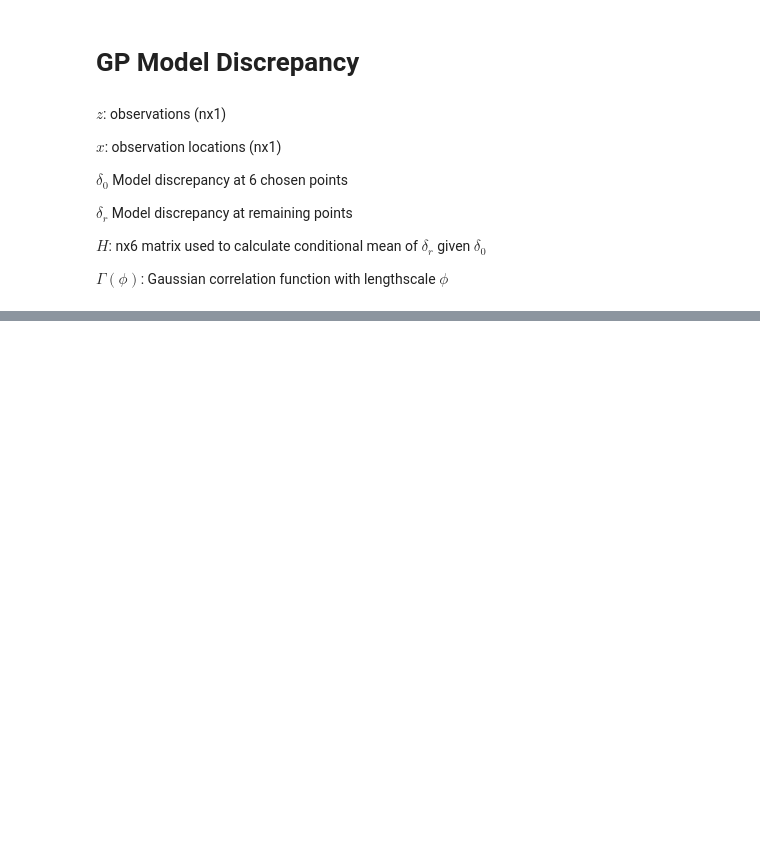
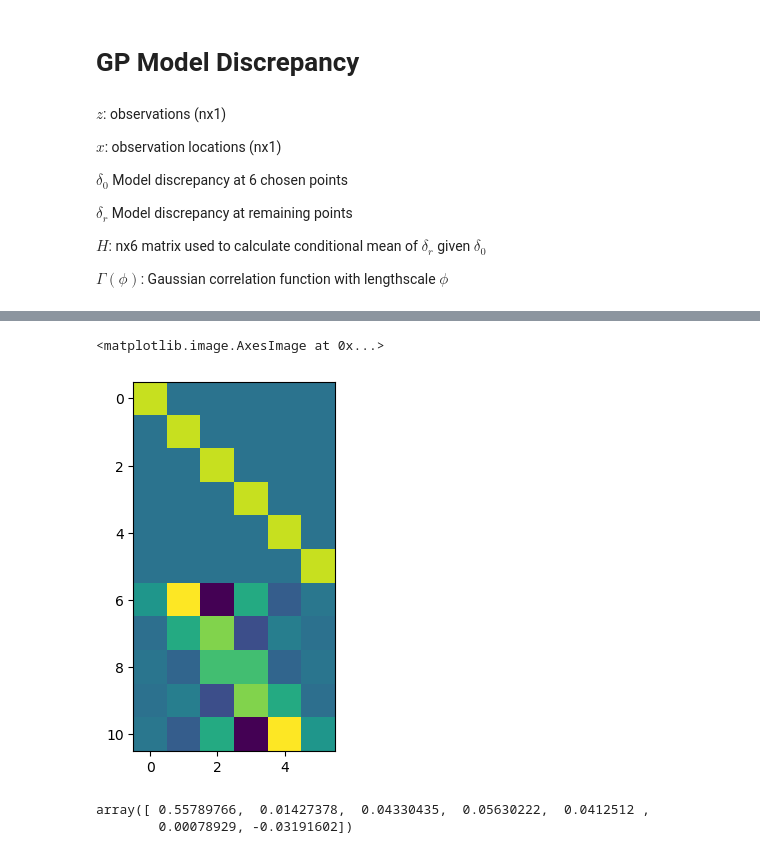
Before and after one commit to cwlanyon/GPyEm, a Jupyter notebook: Simple 1D Calibration Problem.ipynb, the cells around one changed output, grey strips where cells are left out. Cells and saved outputs as stored; diff of their text form; code cells hidden in the pictures; blank space fills up the shorter version.

```diff
--- a/Simple 1D Calibration Problem.ipynb
+++ b/Simple 1D Calibration Problem.ipynb
@@ -164,6 +178,11 @@ def createH(xo,xr,phi):
     gamma_oo = createGamma(xo,xo,phi)
     H[len(xo):len(xr)+len(xo),:] = np.matmul(gamma_ro,np.linalg.inv(gamma_oo))
     return H
+# %%
+plt.imshow(createH(xo,xr,4))
+# %% [output]
+<matplotlib.image.AxesImage at 0x...>
+[figure, added]
 # %%
 def ThetaConditional(xo,xr,xp,zo,zr,sigma_e,phi):
 
@@ -189,0 +213,5 @@ def ThetaConditional(xo,xr,xp,zo,zr,sigma_e,phi):
+# %%
+mu
+# %% [output]
+array([ 0.55789766,  0.01427378,  0.04330435,  0.05630222,  0.0412512 ,
+        0.00078929, -0.03191602])
```
Also changed, not shown: parts of 32 cells of this notebook, 7 other files.
